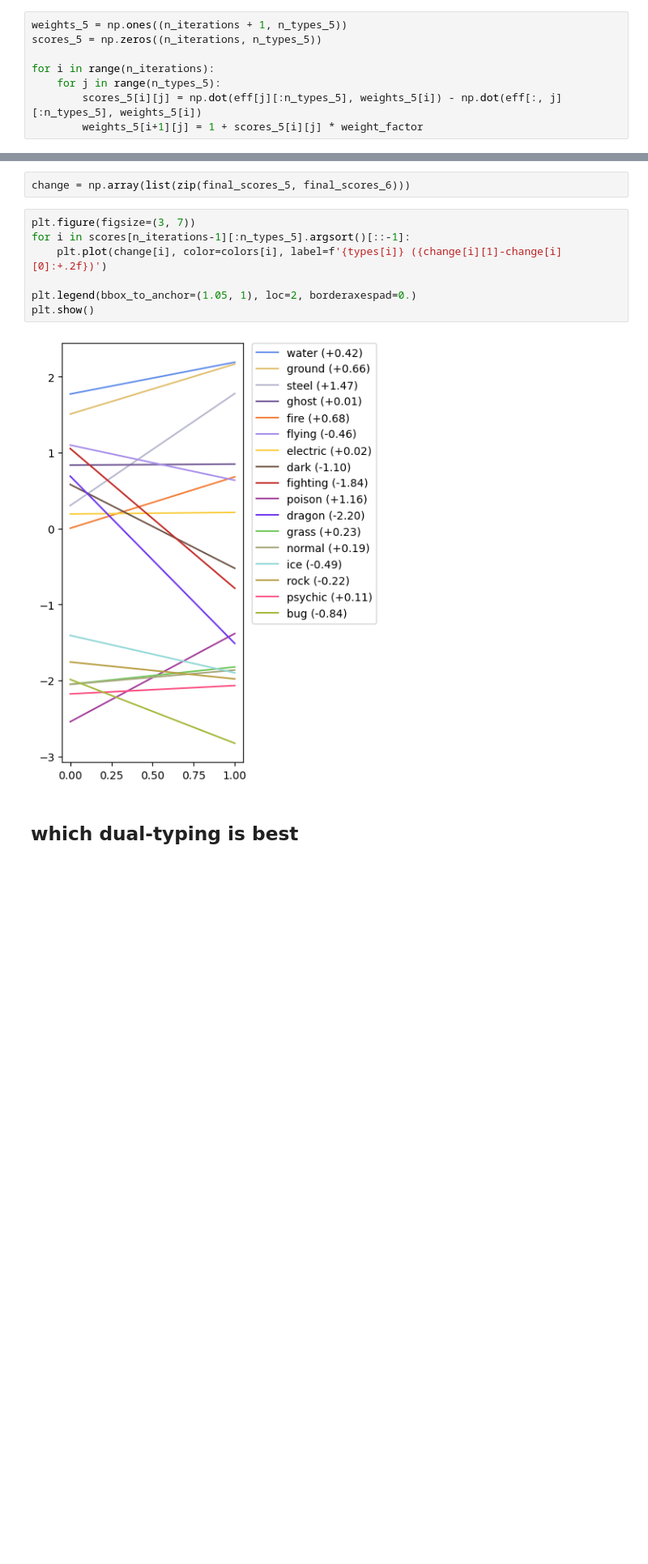
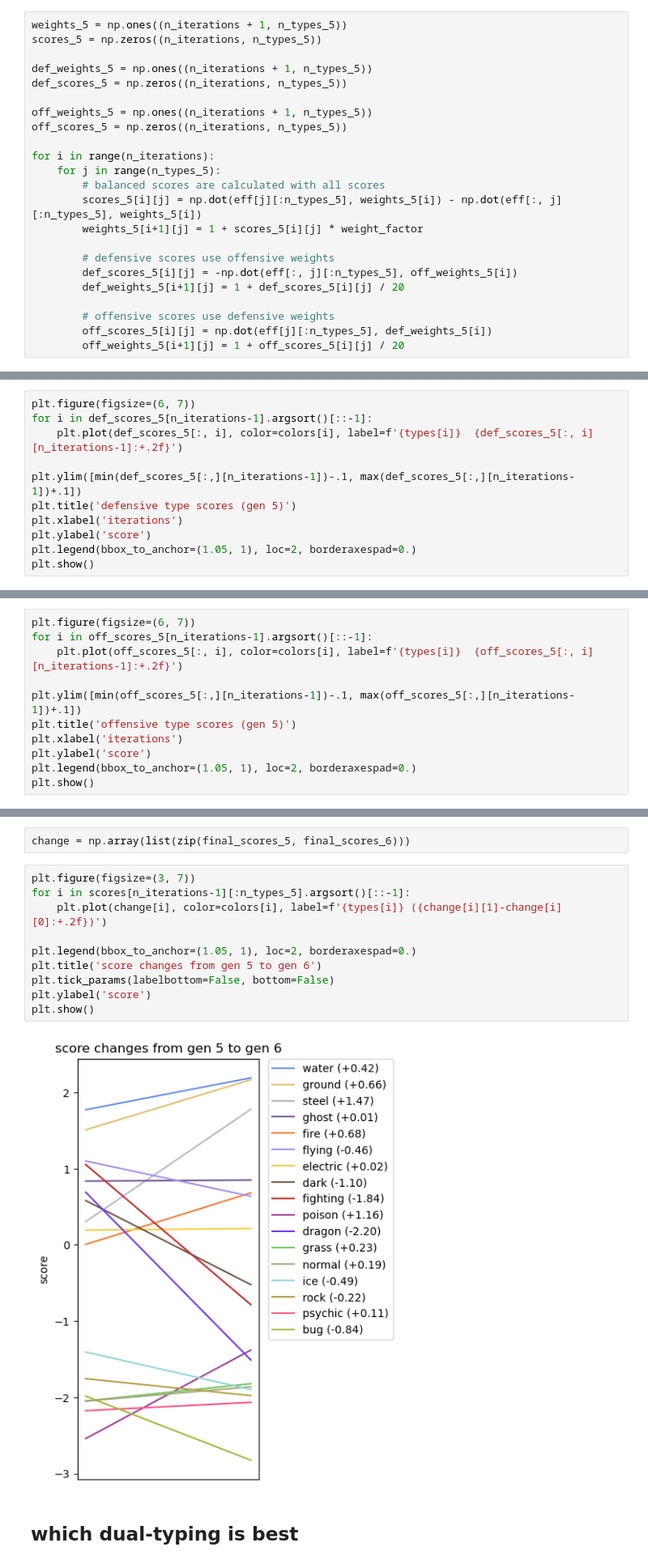
Before and after one commit to Gustavo-Rubo/pokemon-types, a Jupyter notebook: types.ipynb, the cells around one changed output, grey strips where cells are left out. Shown at 81% size. Saved outputs shown, nothing was run; the diff lists cells and outputs as text; blank space fills up the shorter version.

Commit message:
better plots

```diff
--- a/types.ipynb
+++ b/types.ipynb
@@ -152,10 +150,25 @@ n_types_5 = 17
 weights_5 = np.ones((n_iterations + 1, n_types_5))
 scores_5 = np.zeros((n_iterations, n_types_5))
 
+def_weights_5 = np.ones((n_iterations + 1, n_types_5))
+def_scores_5 = np.zeros((n_iterations, n_types_5))
+
+off_weights_5 = np.ones((n_iterations + 1, n_types_5))
+off_scores_5 = np.zeros((n_iterations, n_types_5))
+
 for i in range(n_iterations):
     for j in range(n_types_5):
+        # balanced scores are calculated with all scores
         scores_5[i][j] = np.dot(eff[j][:n_types_5], weights_5[i]) - np.dot(eff[:, j][:n_types_5], weights_5[i])
         weights_5[i+1][j] = 1 + scores_5[i][j] * weight_factor
+
+        # defensive scores use offensive weights
+        def_scores_5[i][j] = -np.dot(eff[:, j][:n_types_5], off_weights_5[i])
+        def_weights_5[i+1][j] = 1 + def_scores_5[i][j] / 20
+
+        # offensive scores use defensive weights
+        off_scores_5[i][j] = np.dot(eff[j][:n_types_5], def_weights_5[i])
+        off_weights_5[i+1][j] = 1 + off_scores_5[i][j] / 20
 # %%
 plt.figure(figsize=(6, 7))
 for i in scores_5[n_iterations-1].argsort()[::-1]:
@@ -189,0 +184,11 @@ dtype: float64
+# %%
+plt.figure(figsize=(6, 7))
+for i in def_scores_5[n_iterations-1].argsort()[::-1]:
+    plt.plot(def_scores_5[:, i], color=colors[i], label=f'{types[i]}  {def_scores_5[:, i][n_iterations-1]:+.2f}')
+
+plt.ylim([min(def_scores_5[:,][n_iterations-1])-.1, max(def_scores_5[:,][n_iterations-1])+.1])
+plt.title('defensive type scores (gen 5)')
+plt.xlabel('iterations')
+plt.ylabel('score')
+plt.legend(bbox_to_anchor=(1.05, 1), loc=2, borderaxespad=0.)
+plt.show()
@@ -189,0 +197,11 @@ dtype: float64
+# %%
+plt.figure(figsize=(6, 7))
+for i in off_scores_5[n_iterations-1].argsort()[::-1]:
+    plt.plot(off_scores_5[:, i], color=colors[i], label=f'{types[i]}  {off_scores_5[:, i][n_iterations-1]:+.2f}')
+
+plt.ylim([min(off_scores_5[:,][n_iterations-1])-.1, max(off_scores_5[:,][n_iterations-1])+.1])
+plt.title('offensive type scores (gen 5)')
+plt.xlabel('iterations')
+plt.ylabel('score')
+plt.legend(bbox_to_anchor=(1.05, 1), loc=2, borderaxespad=0.)
+plt.show()
@@ -217,12 +217,15 @@ change = np.array(list(zip(final_scores_5, final_scores_6)))
 # %%
 plt.figure(figsize=(3, 7))
 for i in scores[n_iterations-1][:n_types_5].argsort()[::-1]:
     plt.plot(change[i], color=colors[i], label=f'{types[i]} ({change[i][1]-change[i][0]:+.2f})')
 
 plt.legend(bbox_to_anchor=(1.05, 1), loc=2, borderaxespad=0.)
+plt.title('score changes from gen 5 to gen 6')
+plt.tick_params(labelbottom=False, bottom=False)
+plt.ylabel('score')
 plt.show()
 # %% [output]
-[figure, old version]
+[figure, new version]
 # %% [markdown]
 ## which dual-typing is best
 # %%
```
Also changed, not shown: parts of 15 cells of this notebook, 1 other file.
